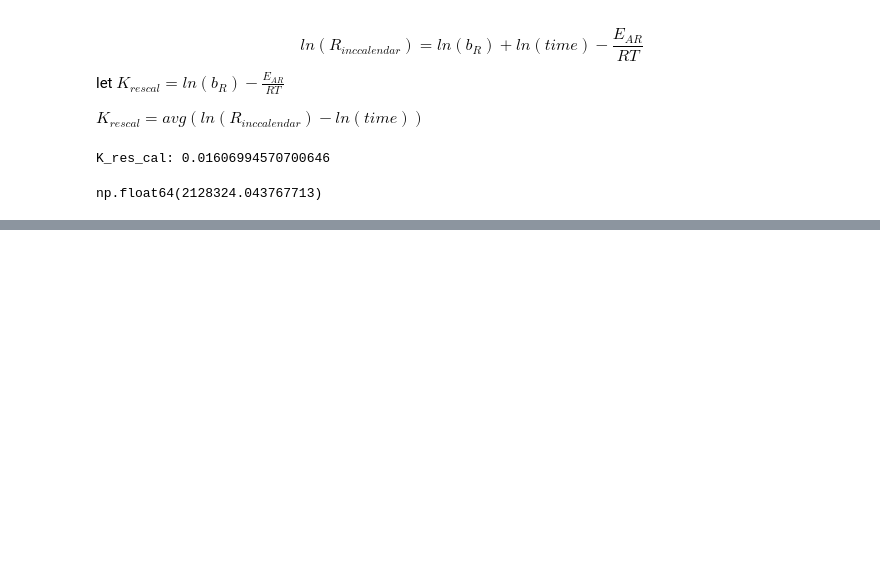
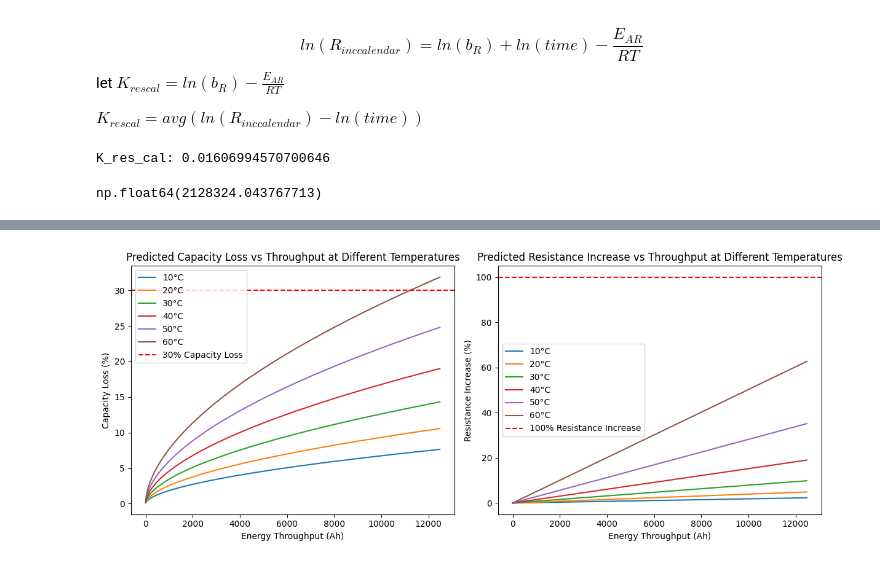
Before and after one commit to m1pan/FCTT, a Jupyter notebook: degradation.ipynb, the cells around one changed output, grey strips where cells are left out. Saved outputs shown, nothing was run; the diff lists cells and outputs as text; code cells hidden in the pictures; blank space fills up the shorter version.

```diff
--- a/degradation.ipynb
+++ b/degradation.ipynb
@@ -179,0 +180,35 @@ plt.show()
+# %%
+temp_range = np.arange(10,61,10)
+CYCLE_HOURS = 5000
+num_cycles = CYCLE_HOURS / 2  # assuming 1C charge / discharge, so 2 hours per cycle
+cycle_range = np.arange(1, num_cycles+1)
+throughput_range = cycle_range * NOM_CAPACITY * 2
+
+pred_capacity_loss = []
+pred_res_increase = []
+
+for temp in temp_range:
+    pred_capacity_loss.append(capacity_loss_cycle_pred(throughput_range, temp))
+    pred_res_increase.append(resistance_increase_cycle_pred(throughput_range, temp))
+
+fig, axs = plt.subplots(1,2, figsize=(12,5))
+for i, temp in enumerate(temp_range):
+    sns.lineplot(x=throughput_range, y=pred_capacity_loss[i], ax=axs[0], label=f'{temp}°C')
+    sns.lineplot(x=throughput_range, y=pred_res_increase[i], ax=axs[1], label=f'{temp}°C')
+axs[0].set_title('Predicted Capacity Loss vs Throughput at Different Temperatures')
+axs[0].set_xlabel('Energy Throughput (Ah)')
+axs[0].set_ylabel('Capacity Loss (%)')
+axs[1].set_title('Predicted Resistance Increase vs Throughput at Different Temperatures')
+axs[1].set_xlabel('Energy Throughput (Ah)')
+axs[1].set_ylabel('Resistance Increase (%)')
+
+# plot lines at 30% capacity loss and 100% resistance increase
+axs[0].axhline(30, color='red', linestyle='--', label='30% Capacity Loss')
+axs[1].axhline(100, color='red', linestyle='--', label='100% Resistance Increase')
+axs[0].legend()
+axs[1].legend()
+
+plt.tight_layout()
+plt.show()
+# %% [output]
+[figure, added]
```
Also changed, not shown: parts of 7 cells of this notebook.
